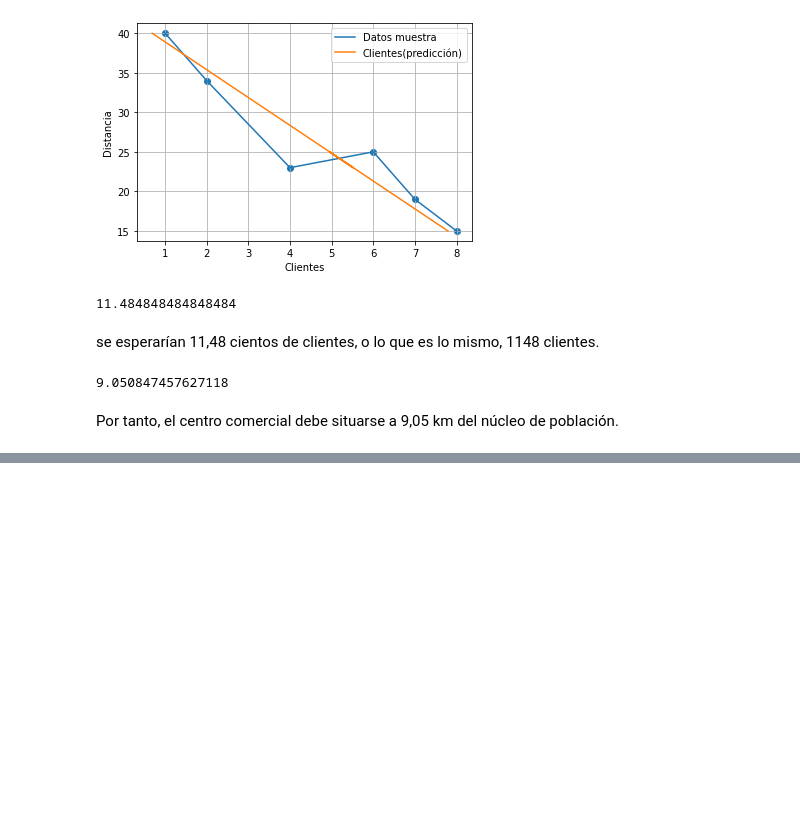
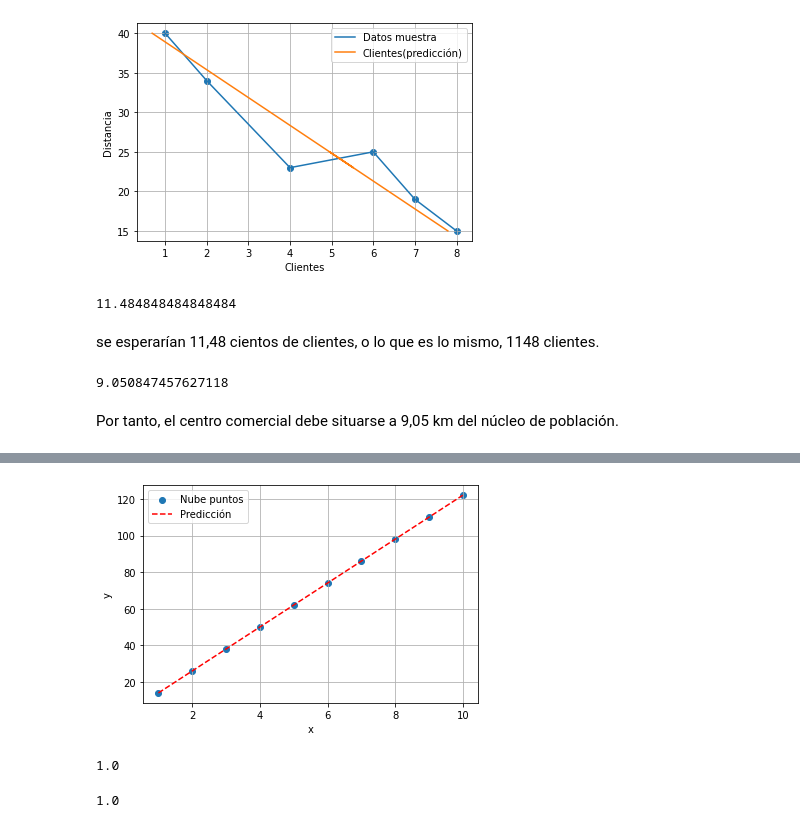
Before and after one commit to DiegoAlejandroLozano/Estadistica_Descriptiva, a Jupyter notebook: regresion.ipynb, the cells around one changed output, grey strips where cells are left out. Drawn from its saved outputs; the diff is of its cells as text; code cells hidden in the pictures; blank space fills up the shorter version.

```diff
--- a/regresion.ipynb
+++ b/regresion.ipynb
@@ -427,0 +617,9 @@ Por tanto, el centro comercial debe situarse a 9,05 km del núcleo de población
+# %%
+#Creando la tabla de datos
+datos_15 = {
+    'x' : [1,2,3,4,5,6,7,8,9,10],
+    'y' : [14,26,38,50,62,74,86,98,110,122]
+}
+# %%
+tabla_15 = pd.DataFrame(datos_15)
+tabla_15.head()
@@ -427,0 +633,8 @@ Por tanto, el centro comercial debe situarse a 9,05 km del núcleo de población
+# %%
+#Realizando la predicción de los valores de y
+y_pre = []
+for i in tabla_15.x:
+    y = est.recta_regresion(tabla_15.x, tabla_15.y, i)
+    y_pre.append(y)
+tabla_15['y_pred'] = y_pre
+tabla_15
@@ -427,0 +653,28 @@ Por tanto, el centro comercial debe situarse a 9,05 km del núcleo de población
+# %%
+plt.scatter(x=tabla_15.x, y=tabla_15.y, label='Nube puntos')
+plt.plot(tabla_15.x, tabla_15.y_pred, 'r--', label='Predicción')
+plt.grid()
+plt.xlabel('x')
+plt.ylabel('y')
+plt.legend()
+plt.show()
+# %% [output]
+[figure, added]
+# %%
+#Calculando el coeficiente de determinación
+est.coeficiente_determinacion(
+    x=tabla_15.x,
+    y=tabla_15.y,
+    y_pre=tabla_15.y_pred
+)
+# %% [output]
+1.0
+# %%
+#Calculando el coeficiente de correlación lineal
+est.coef_correl_lineal(
+    x=tabla_15.x,
+    y=tabla_15.y,
+    y_pre=tabla_15.y_pred
+)
+# %% [output]
+1.0
```
Also changed, not shown: parts of 24 cells of this notebook, 1 other file.
